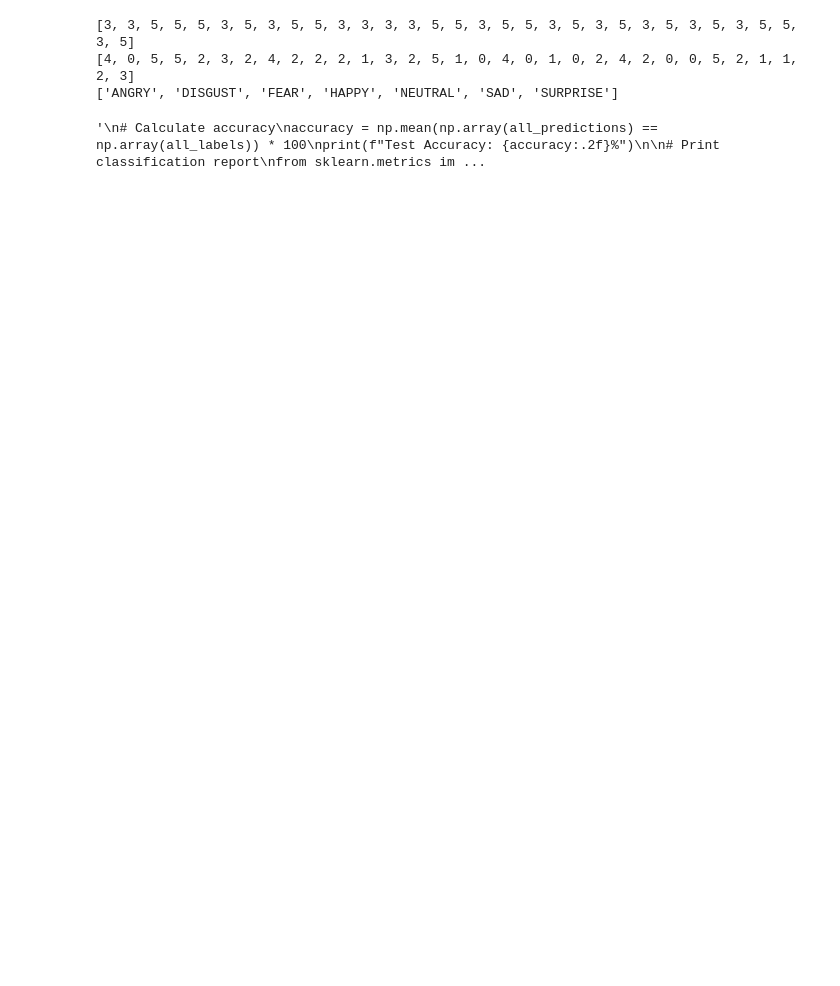
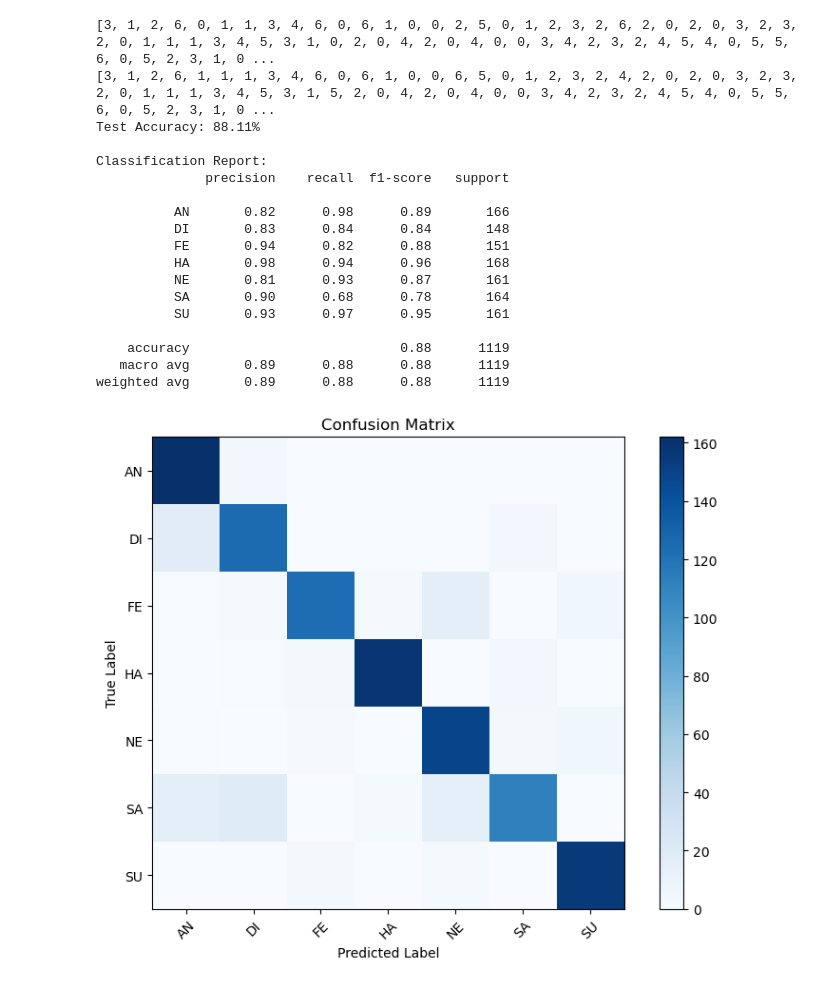
Before and after one commit to KRYOGA/CNN-FER, a Jupyter notebook: JAFFE_training.ipynb, the cells around one changed output. Drawn from its saved outputs; the diff is of its cells as text; code cells hidden in the pictures; blank space fills up the shorter version.

Commit message:
training model to classify facial emotion

```diff
--- a/JAFFE_training.ipynb
+++ b/JAFFE_training.ipynb
@@ -198,23 +276,0 @@ Estimated Total Size (MB): 39.77
-# %%
-# Test the model with a batch to verify shapes
-images, labels = next(iter(train_loader))
-
-# モデルを評価モードに設定
-model.eval()
-
-# 勾配計算を無効化
-with torch.no_grad():
-    # 順伝播
-    outputs = model(images)
-
-# 結果を表示
-print("outputs:", outputs.shape)
-print('labels:', labels.shape)
-print('labels.shape == outputs.shape[0]:', labels.shape[0] == outputs.shape[0])
-print('Sample outputs:', outputs[0])
-print('Sample labels:', labels[:8])
-
-# Test loss calculation
-test_loss = criterion(outputs, labels)
-print(f'Test loss: {test_loss.item():.4f}')
-print('✓ Model and data shapes are compatible!')
@@ -394,43 +439,66 @@ model = model.to(device)
 all_predictions = []
 all_labels = []
 
+
 with torch.no_grad():
     for images, labels in test_loader:
         images, labels = images.to(device), labels.to(device)
+
+        # forward pass
         outputs = model(images)
         _, predicted = torch.max(outputs, 1)
 
+        # get the predicted and label -> numpy -> put them in the list
         all_predictions.extend(predicted.cpu().numpy())
         all_labels.extend(labels.cpu().numpy())
 
 print(all_predictions)
 print(all_labels)
-print(names)
 
 # Calculate accuracy
 accuracy = np.mean(np.array(all_predictions) == np.array(all_labels)) * 100
 print(f"Test Accuracy: {accuracy:.2f}%")
 
+
+names = ['AN', 'DI', 'FE', 'HA', 'NE', 'SA', 'SU']
+
 # Print classification report
-from sklearn.metrics import classification_report, confusion_matrix
 print("\nClassification Report:")
 print(classification_report(all_labels, all_predictions, target_names=names))
 
 # Plot confusion matrix
+# calculate the confusion matrix
 cm = confusion_matrix(all_labels, all_predictions)
+# plot the confusion matrix
 plt.figure(figsize=(8, 6))
 plt.imshow(cm, interpolation='nearest', cmap=plt.cm.Blues)
 plt.title('Confusion Matrix')
 plt.colorbar()
+# set the tick marks
 tick_marks = np.arange(len(names))
 plt.xticks(tick_marks, names, rotation=45)
 plt.yticks(tick_marks, names)
 plt.ylabel('True Label')
 plt.xlabel('Predicted Label')
 plt.tight_layout()
 plt.show()
 # %% [output]
-[3, 3, 5, 5, 5, 3, 5, 3, 5, 5, 3, 3, 3, 3, 5, 5, 3, 5, 5, 3, 5, 3, 5, 3, 5, 3, 5, 3, 5, 5, 3, 5]
-[4, 0, 5, 5, 2, 3, 2, 4, 2, 2, 2, 1, 3, 2, 5, 1, 0, 4, 0, 1, 0, 2, 4, 2, 0, 0, 5, 2, 1, 1, 2, 3]
-['ANGRY', 'DISGUST', 'FEAR', 'HAPPY', 'NEUTRAL', 'SAD', 'SURPRISE']
+[3, 1, 2, 6, 0, 1, 1, 3, 4, 6, 0, 6, 1, 0, 0, 2, 5, 0, 1, 2, 3, 2, 6, 2, 0, 2, 0, 3, 2, 3, 2, 0, 1, 1, 1, 3, 4, 5, 3, 1, 0, 2, 0, 4, 2, 0, 4, 0, 0, 3, 4, 2, 3, 2, 4, 5, 4, 0, 5, 5, 6, 0, 5, 2, 3, 1, 0 ...
+[3, 1, 2, 6, 1, 1, 1, 3, 4, 6, 0, 6, 1, 0, 0, 6, 5, 0, 1, 2, 3, 2, 4, 2, 0, 2, 0, 3, 2, 3, 2, 0, 1, 1, 1, 3, 4, 5, 3, 1, 5, 2, 0, 4, 2, 0, 4, 0, 0, 3, 4, 2, 3, 2, 4, 5, 4, 0, 5, 5, 6, 0, 5, 2, 3, 1, 0 ...
+Test Accuracy: 88.11%
+
+Classification Report:
+              precision    recall  f1-score   support
+
+          AN       0.82      0.98      0.89       166
+          DI       0.83      0.84      0.84       148
+          FE       0.94      0.82      0.88       151
+          HA       0.98      0.94      0.96       168
+          NE       0.81      0.93      0.87       161
+          SA       0.90      0.68      0.78       164
+          SU       0.93      0.97      0.95       161
+
+    accuracy                           0.88      1119
+   macro avg       0.89      0.88      0.88      1119
+weighted avg       0.89      0.88      0.88      1119
-'\n# Calculate accuracy\naccuracy = np.mean(np.array(all_predictions) == np.array(all_labels)) * 100\nprint(f"Test Accuracy: {accuracy:.2f}%")\n\n# Print classification report\nfrom sklearn.metrics im ...
+[figure, added]
```
Also changed, not shown: parts of 16 cells of this notebook.
